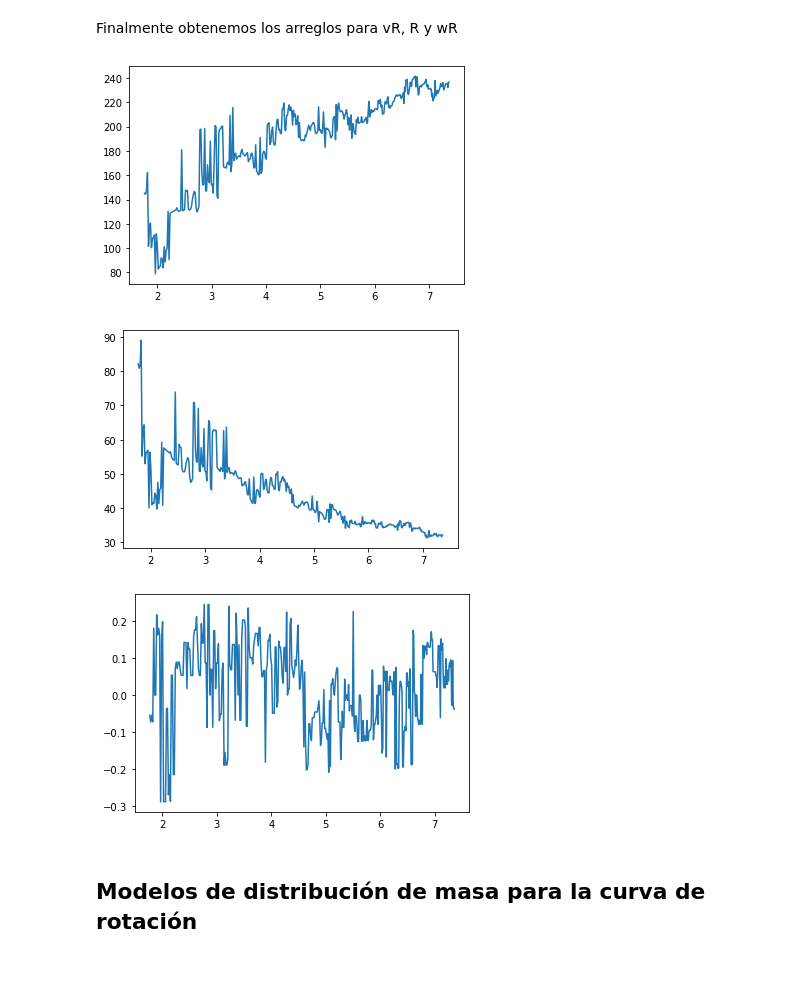
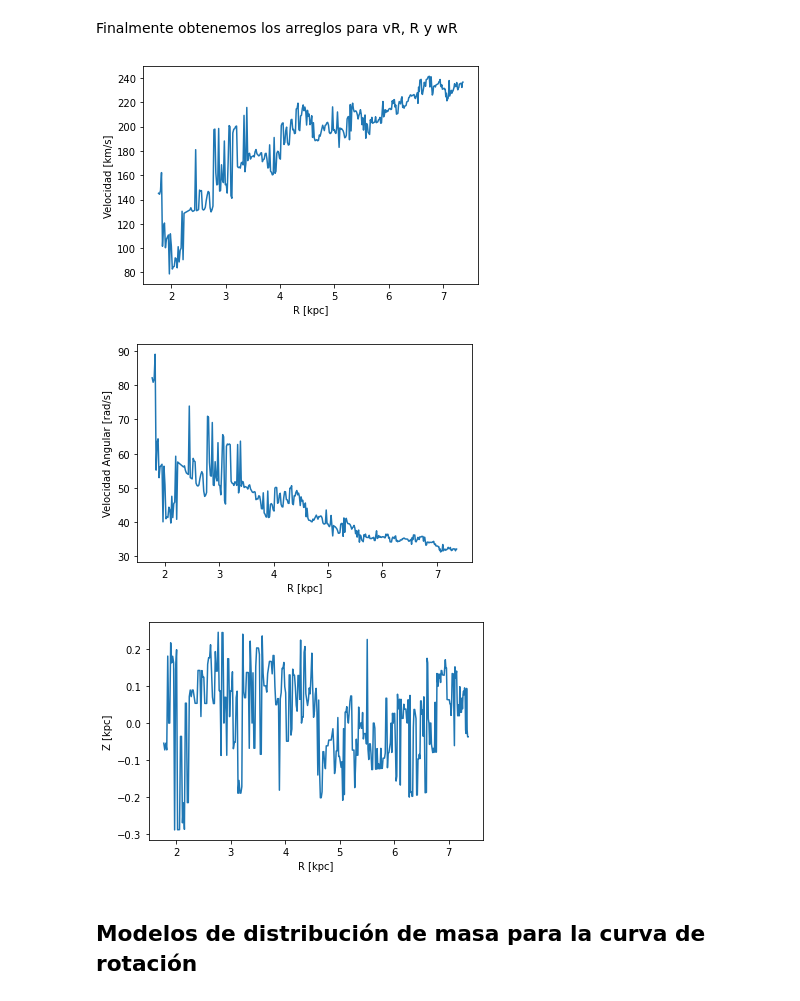
Before and after one commit to vecheto/astro_experimental, a Jupyter notebook: Tarea 2/codigo.ipynb, the cells around one changed output. Saved outputs shown, nothing was run; the diff lists cells and outputs as text; code cells hidden in the pictures; blank space fills up the shorter version.

```diff
--- a/Tarea 2/codigo.ipynb
+++ b/Tarea 2/codigo.ipynb
@@ -106,21 +113,27 @@ wR = vR/R
 # %%
 # Grafico vR vs R
 plt.plot(R, vR)
+plt.xlabel('R [kpc]')
+plt.ylabel('Velocidad [km/s]')
 plt.show()
 # %% [output]
-[figure, old version]
+[figure, new version]
 # %%
 # Grafico v angular vs R
 plt.plot(R, wR)
+plt.xlabel('R [kpc]')
+plt.ylabel('Velocidad Angular [rad/s]')
 plt.show()
 # %% [output]
-[figure, old version]
+[figure, new version]
 # %%
 Z = bvmin*(np.pi/180)*R0*np.cos(longitud*np.pi/180)
 plt.plot(R, Z)
+plt.xlabel('R [kpc]')
+plt.ylabel('Z [kpc]')
 plt.show()
 # %% [output]
-[figure, old version]
+[figure, new version]
 # %% [markdown]
 ## Modelos de distribución de masa para la curva de rotación
 # %% [markdown]
```
Also changed, not shown: parts of 9 cells of this notebook, 4 other files.
